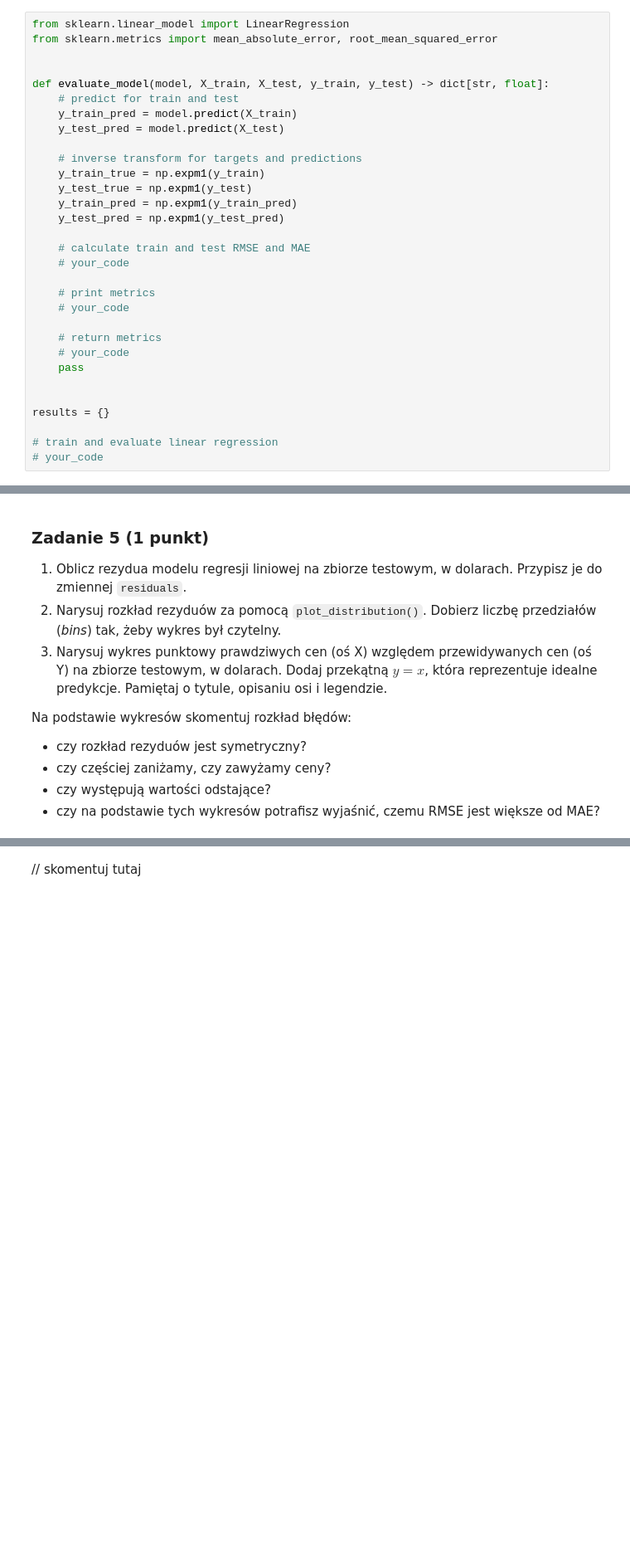
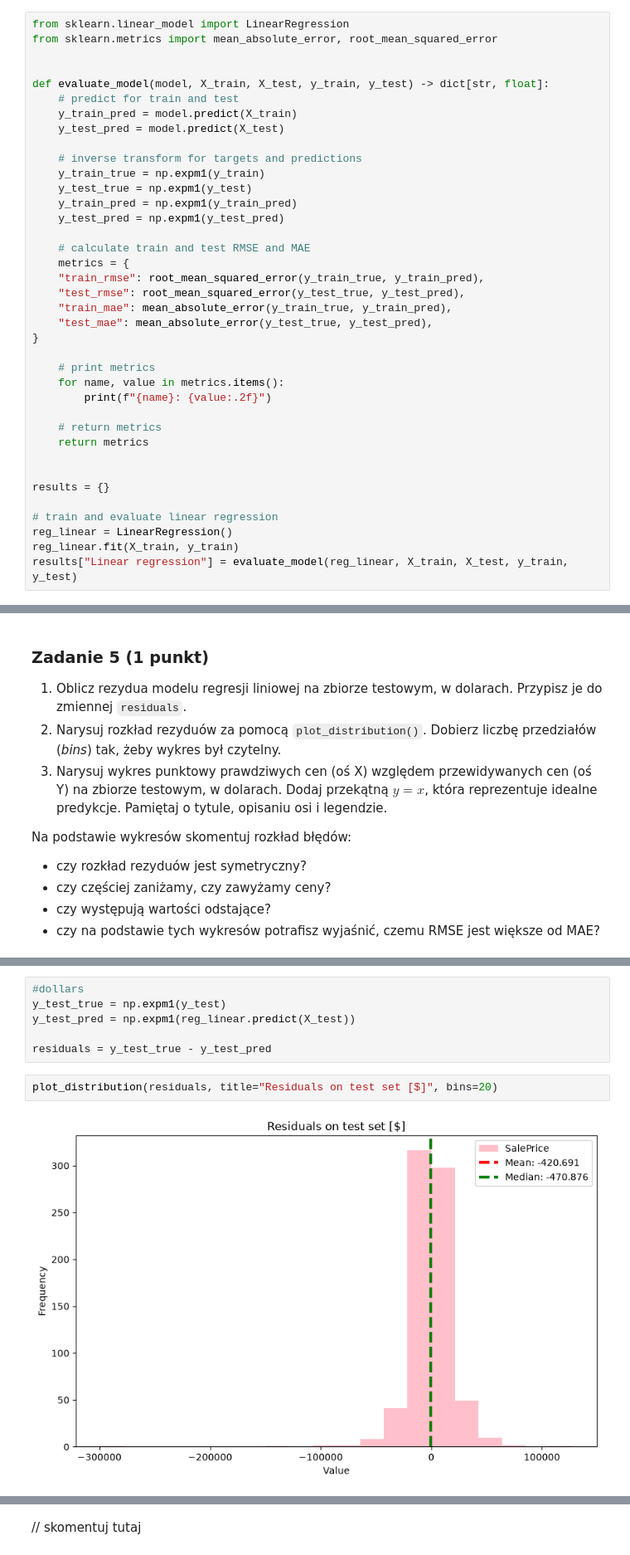
Before and after one commit to xxdagi/Podstawy-Sztucznej-Inteligencji, a Jupyter notebook: lab1/lab_1.ipynb, the cells around one changed output, grey strips where cells are left out. Shown at 83% size. Cells and saved outputs as stored; diff of their text form; blank space fills up the shorter version.

```diff
--- a/lab1/lab_1.ipynb
+++ b/lab1/lab_1.ipynb
@@ -808,17 +808,24 @@ def evaluate_model(model, X_train, X_test, y_train, y_test) -> dict[str, float]:
     y_test_pred = np.expm1(y_test_pred)
 
     # calculate train and test RMSE and MAE
-    # your_code
+    metrics = {
+    "train_rmse": root_mean_squared_error(y_train_true, y_train_pred),
+    "test_rmse": root_mean_squared_error(y_test_true, y_test_pred),
+    "train_mae": mean_absolute_error(y_train_true, y_train_pred),
+    "test_mae": mean_absolute_error(y_test_true, y_test_pred),
+}
 
     # print metrics
-    # your_code
+    for name, value in metrics.items():
+        print(f"{name}: {value:.2f}")
 
     # return metrics
-    # your_code
-    pass
+    return metrics
 
 
 results = {}
 
 # train and evaluate linear regression
-# your_code
+reg_linear = LinearRegression()
+reg_linear.fit(X_train, y_train)
+results["Linear regression"] = evaluate_model(reg_linear, X_train, X_test, y_train, y_test)
@@ -863,3 +873,13 @@ Na podstawie wykresów skomentuj rozkład błędów:
+# %%
+#dollars
+y_test_true = np.expm1(y_test)
+y_test_pred = np.expm1(reg_linear.predict(X_test))
+
+residuals = y_test_true - y_test_pred
+# %%
+plot_distribution(residuals, title="Residuals on test set [$]", bins=20)
+# %% [output]
+[figure, added]
 # %%
 assert len(residuals) == len(y_test)
 assert abs(residuals.mean()) < 2000
```
Also changed, not shown: parts of 4 cells of this notebook.
